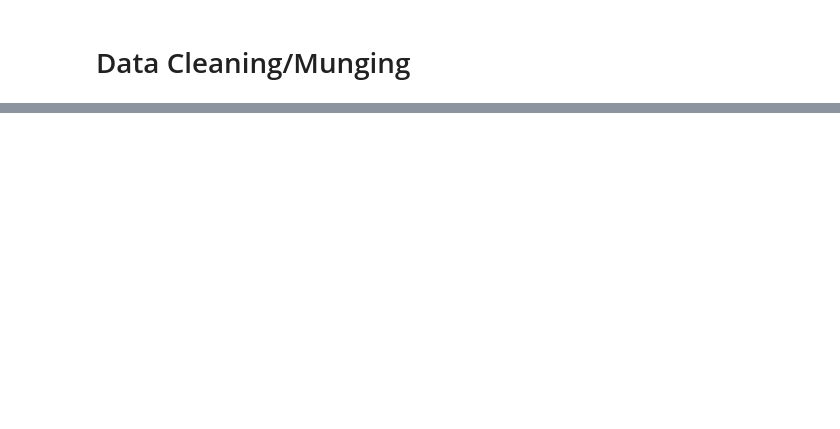
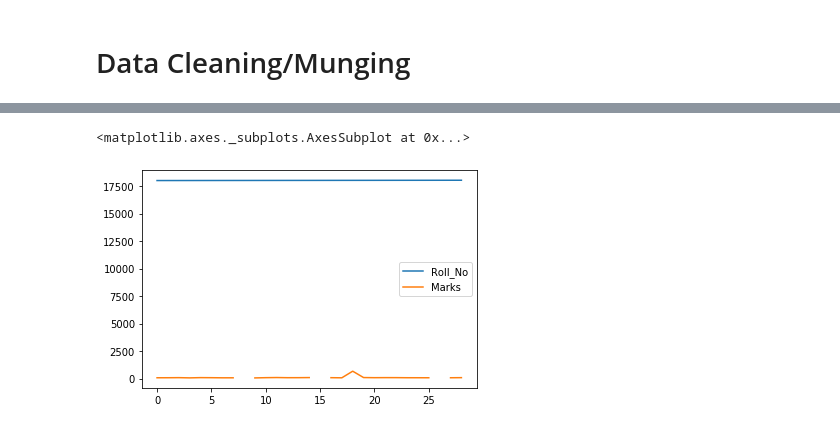
Before and after one commit to BooraAnnu/Pandas, a Jupyter notebook: CSV.ipynb, the cells around one changed output, grey strips where cells are left out. Cells and saved outputs as stored; diff of their text form; code cells hidden in the pictures; blank space fills up the shorter version.

```diff
--- a/CSV.ipynb
+++ b/CSV.ipynb
@@ -280,0 +306,6 @@ dframe
+# %%
+new_df = dframe.plot()
+new_df
+# %% [output]
+<matplotlib.axes._subplots.AxesSubplot at 0x...>
+[figure, added]
```
Also changed, not shown: parts of 24 cells of this notebook.
